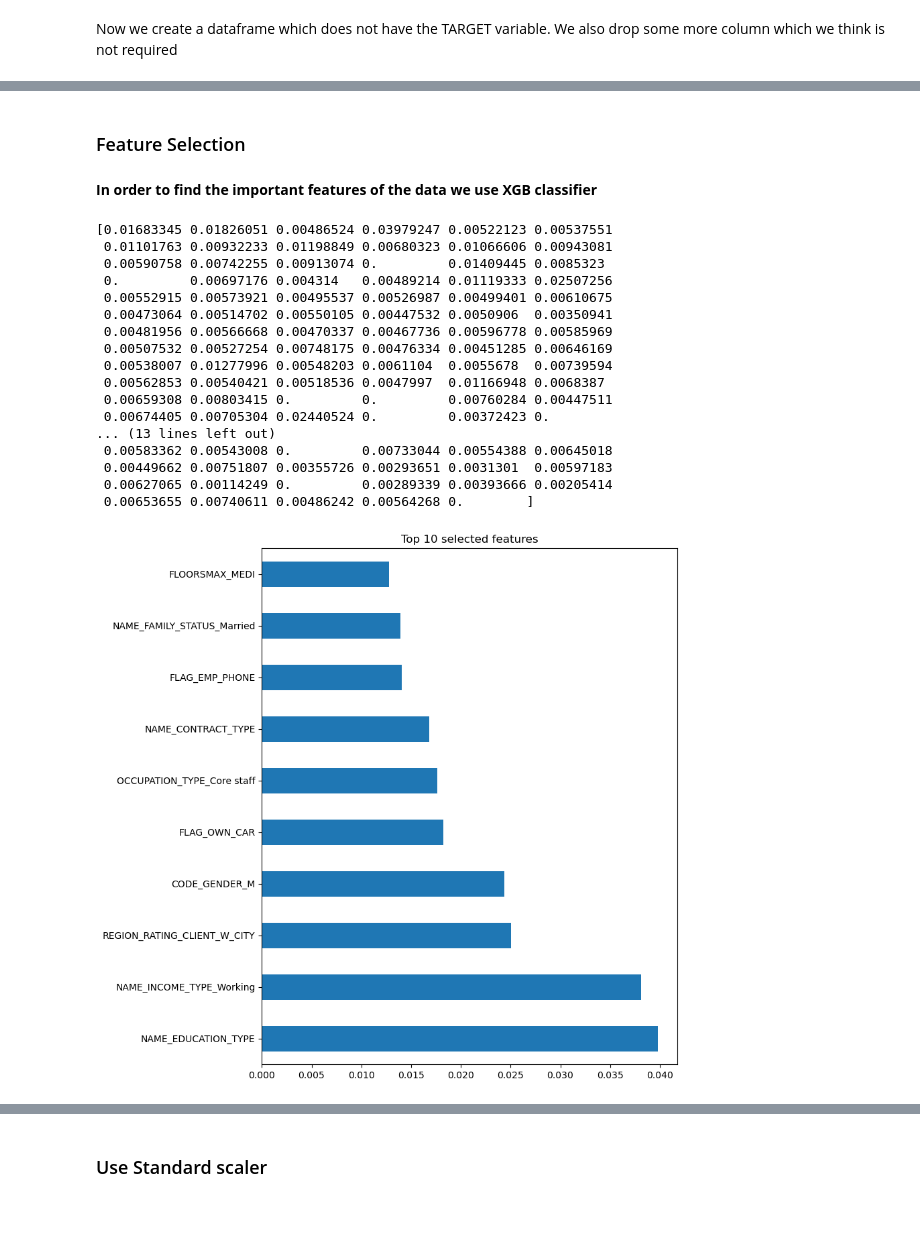
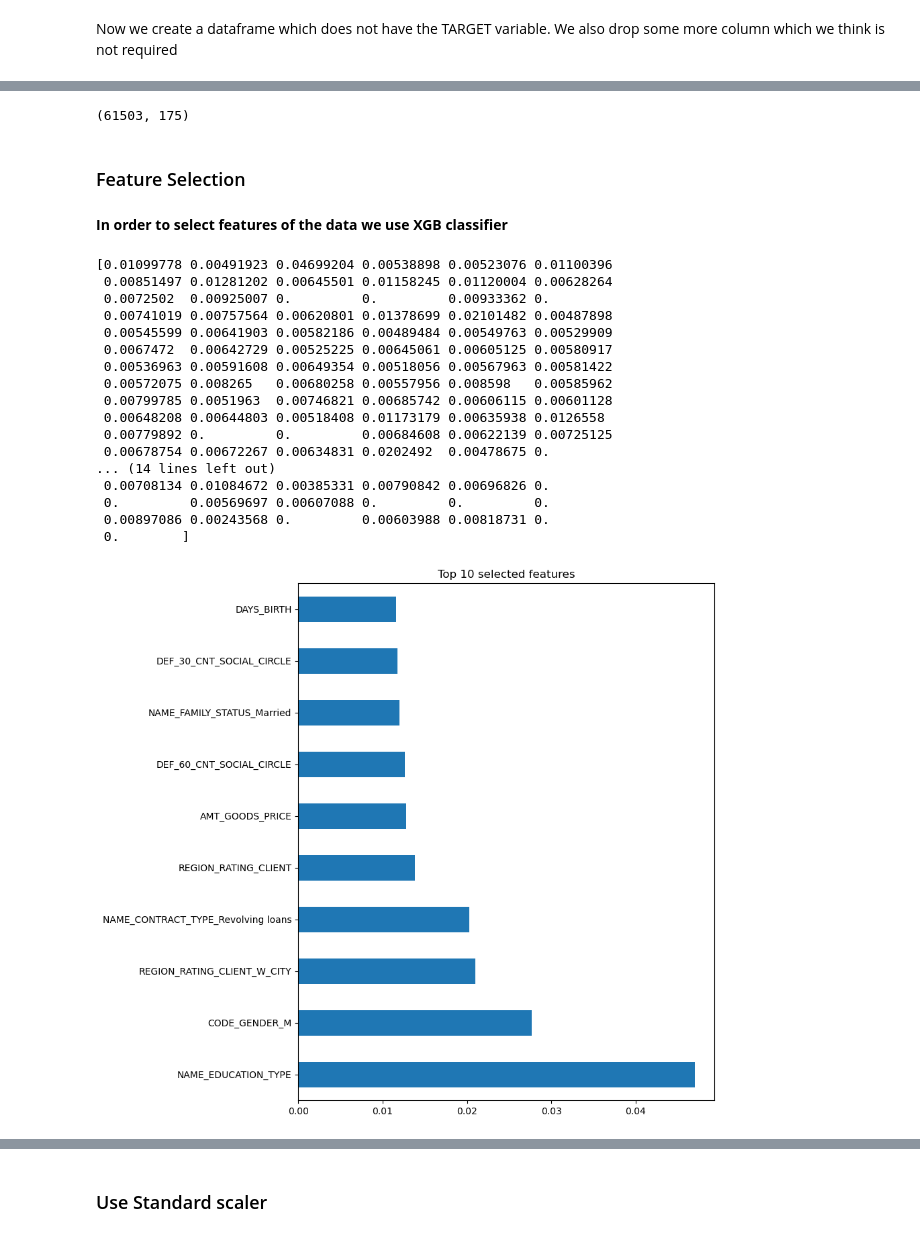
Before and after one commit to santra11/Credit-Scoring, a Jupyter notebook: scoringcredit.ipynb, the cells around one changed output, grey strips where cells are left out. Saved outputs shown, nothing was run; the diff lists cells and outputs as text; code cells hidden in the pictures.

```diff
--- a/scoringcredit.ipynb
+++ b/scoringcredit.ipynb
@@ -508,0 +545,2 @@ B = X['TARGET']
+# %%
+y = df1['TARGET']
@@ -508,0 +561,3 @@ B = X['TARGET']
+# %%
+le = OrdinalEncoder()
+X_train[['FLAG_OWN_CAR', 'FLAG_OWN_REALTY','NAME_EDUCATION_TYPE']] = le.fit_transform(X_train[['FLAG_OWN_CAR', 'FLAG_OWN_REALTY', 'NAME_EDUCATION_TYPE']])
@@ -508,0 +598,4 @@ B = X['TARGET']
+# %%
+#Undersampling
+nm= RandomUnderSampler()
+X_train, y_train=nm.fit_resample(X_train, y_train)
@@ -509,37 +608,41 @@ B = X['TARGET']
+# %%
+X_test.shape
+# %% [output]
+(61503, 175)
 # %% [markdown]
 ### Feature Selection
 # %% [markdown]
-**In order to find the important features of the data we use XGB classifier**
+**In order to select features of the data we use XGB classifier**
 # %%
 model = XGBClassifier(eval_metric='logloss')
-model.fit(A, B)
+model.fit(X_train, y_train)
 # feature importance
 print(model.feature_importances_)
 # %% [output]
-[0.01683345 0.01826051 0.00486524 0.03979247 0.00522123 0.00537551
- 0.01101763 0.00932233 0.01198849 0.00680323 0.01066606 0.00943081
- 0.00590758 0.00742255 0.00913074 0.         0.01409445 0.0085323
- 0.         0.00697176 0.004314   0.00489214 0.01119333 0.02507256
- 0.00552915 0.00573921 0.00495537 0.00526987 0.00499401 0.00610675
- 0.00473064 0.00514702 0.00550105 0.00447532 0.0050906  0.00350941
- 0.00481956 0.00566668 0.00470337 0.00467736 0.00596778 0.00585969
- 0.00507532 0.00527254 0.00748175 0.00476334 0.00451285 0.00646169
- 0.00538007 0.01277996 0.00548203 0.0061104  0.0055678  0.00739594
- 0.00562853 0.00540421 0.00518536 0.0047997  0.01166948 0.0068387
- 0.00659308 0.00803415 0.         0.         0.00760284 0.00447511
- 0.00674405 0.00705304 0.02440524 0.         0.00372423 0.
-... (13 lines left out)
- 0.00583362 0.00543008 0.         0.00733044 0.00554388 0.00645018
- 0.00449662 0.00751807 0.00355726 0.00293651 0.0031301  0.00597183
- 0.00627065 0.00114249 0.         0.00289339 0.00393666 0.00205414
- 0.00653655 0.00740611 0.00486242 0.00564268 0.        ]
+[0.01099778 0.00491923 0.04699204 0.00538898 0.00523076 0.01100396
+ 0.00851497 0.01281202 0.00645501 0.01158245 0.01120004 0.00628264
+ 0.0072502  0.00925007 0.         0.         0.00933362 0.
+ 0.00741019 0.00757564 0.00620801 0.01378699 0.02101482 0.00487898
+ 0.00545599 0.00641903 0.00582186 0.00489484 0.00549763 0.00529909
+ 0.0067472  0.00642729 0.00525225 0.00645061 0.00605125 0.00580917
+ 0.00536963 0.00591608 0.00649354 0.00518056 0.00567963 0.00581422
+ 0.00572075 0.008265   0.00680258 0.00557956 0.008598   0.00585962
+ 0.00799785 0.0051963  0.00746821 0.00685742 0.00606115 0.00601128
+ 0.00648208 0.00644803 0.00518408 0.01173179 0.00635938 0.0126558
+ 0.00779892 0.         0.         0.00684608 0.00622139 0.00725125
+ 0.00678754 0.00672267 0.00634831 0.0202492  0.00478675 0.
+... (14 lines left out)
+ 0.00708134 0.01084672 0.00385331 0.00790842 0.00696826 0.
+ 0.         0.00569697 0.00607088 0.         0.         0.
+ 0.00897086 0.00243568 0.         0.00603988 0.00818731 0.
+ 0.        ]
 # %%
-feat_imp = pd.Series(model.feature_importances_, index=A.columns)
+feat_imp = pd.Series(model.feature_importances_, index=X_train.columns)
 feat_imp.nlargest(10).plot(kind='barh', figsize=(8,10))
 plt.title("Top 10 selected features")
 plt.show()
 # %% [output]
-[figure, old version]
+[figure, new version]
 # %%
 f=feat_imp.nlargest(10).index.tolist()
 f
```
Also changed, not shown: parts of 146 cells of this notebook.
